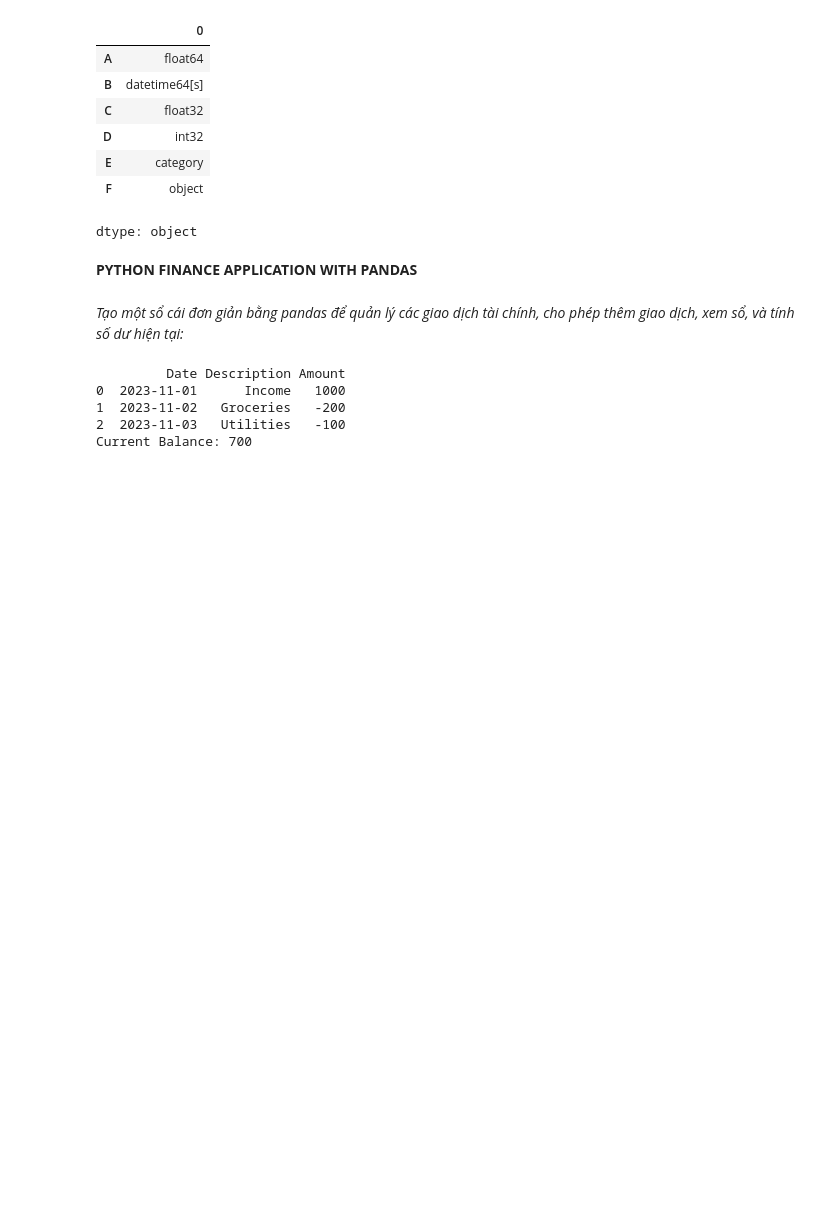
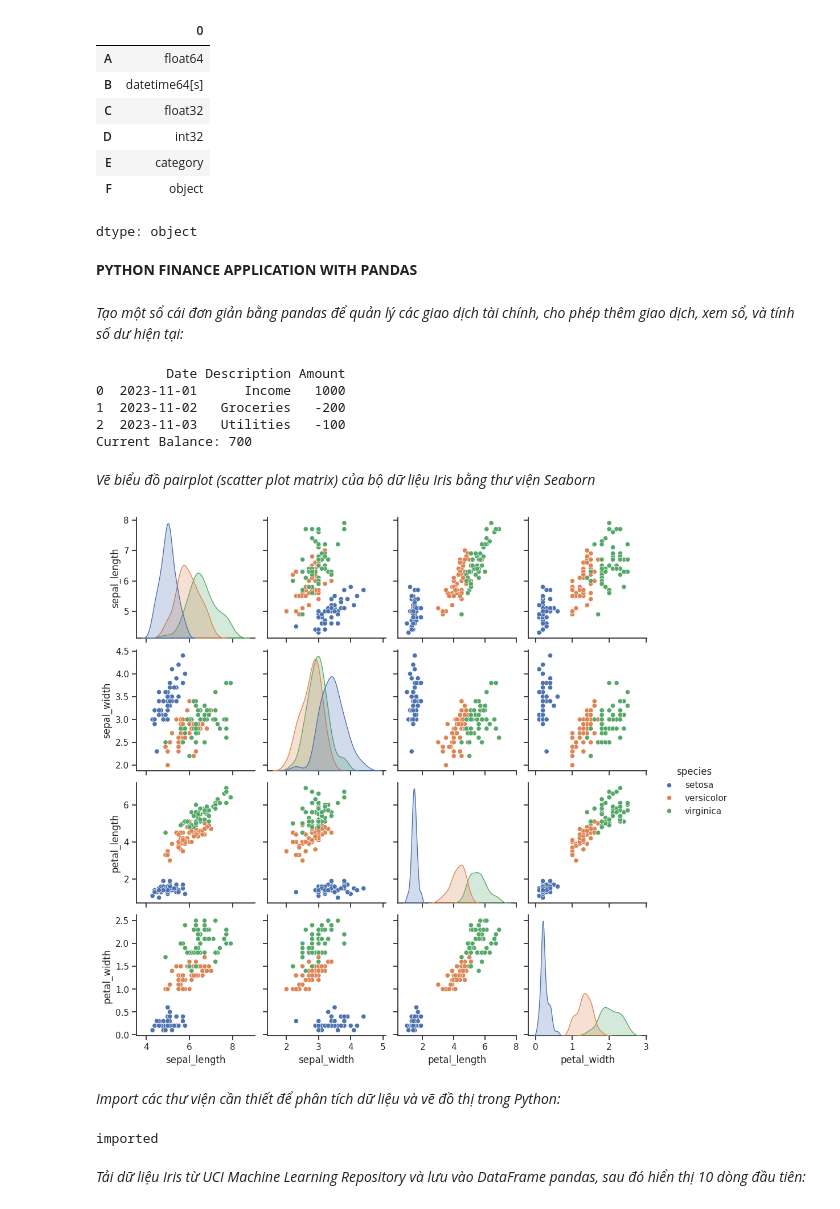
Before and after one commit to Mint0511/Data-analytics, a Jupyter notebook: lab2_NguyenVanMinh_3122410242 / slide_03_code.ipynb, the cells around one changed output. Cells and saved outputs as stored; diff of their text form; code cells hidden in the pictures; blank space fills up the shorter version.

Commit message:
Được tạo bằng Colab

```diff
--- a/lab2_NguyenVanMinh_3122410242 / slide_03_code.ipynb
+++ b/lab2_NguyenVanMinh_3122410242 / slide_03_code.ipynb
@@ -351,3 +351,30 @@ print("Current Balance:", get_balance())  # Output: 700
 1  2023-11-02   Groceries   -200
 2  2023-11-03   Utilities   -100
 Current Balance: 700
+# %% [markdown]
+*Vẽ biểu đồ pairplot (scatter plot matrix) của bộ dữ liệu Iris bằng thư viện Seaborn*
+# %%
+import seaborn as sns
+
+sns.set(style="ticks", color_codes=True)  # Cài đặt style và màu sắc cho đồ thị
+
+iris = sns.load_dataset("iris")           # Tải bộ dữ liệu Iris có sẵn (150 mẫu, 4 cột số + 1 cột loài)
+
+g = sns.pairplot(iris, hue="species")     # Vẽ pairplot, tô màu theo loài hoa (species)
+# %% [output]
+[figure, added]
+# %% [markdown]
+*Import các thư viện cần thiết để phân tích dữ liệu và vẽ đồ thị trong Python:*
+# %%
+import numpy as np              # Thư viện tính toán số học, mảng, ma trận
+import pandas as pd             # Thư viện xử lý dữ liệu dạng DataFrame/Series
+# Hiển thị đồ thị trực tiếp trong Jupyter/Colab
+%matplotlib inline
+import matplotlib.pyplot as plt # Thư viện vẽ đồ thị cơ bản
+import seaborn as sns           # Thư viện vẽ đồ thị trực quan, thống kê
+from pandas.plotting import scatter_matrix # Hàm vẽ ma trận scatter plot từ pandas
+print('imported')
+# %% [output]
+imported
+# %% [markdown]
+*Tải dữ liệu Iris từ UCI Machine Learning Repository và lưu vào DataFrame pandas, sau đó hiển thị 10 dòng đầu tiên:*
```
Also changed, not shown: parts of 8 cells of this notebook.
